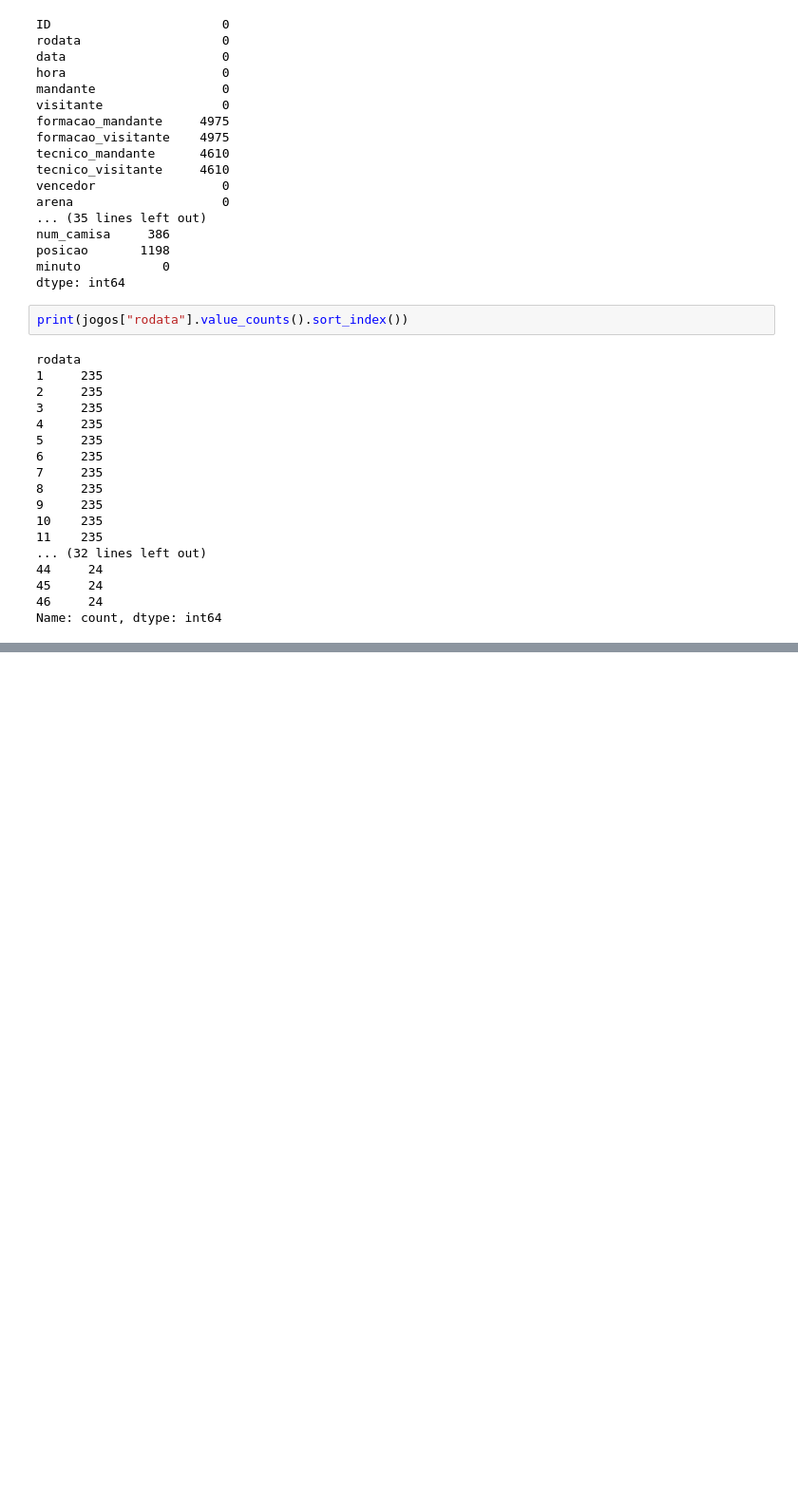
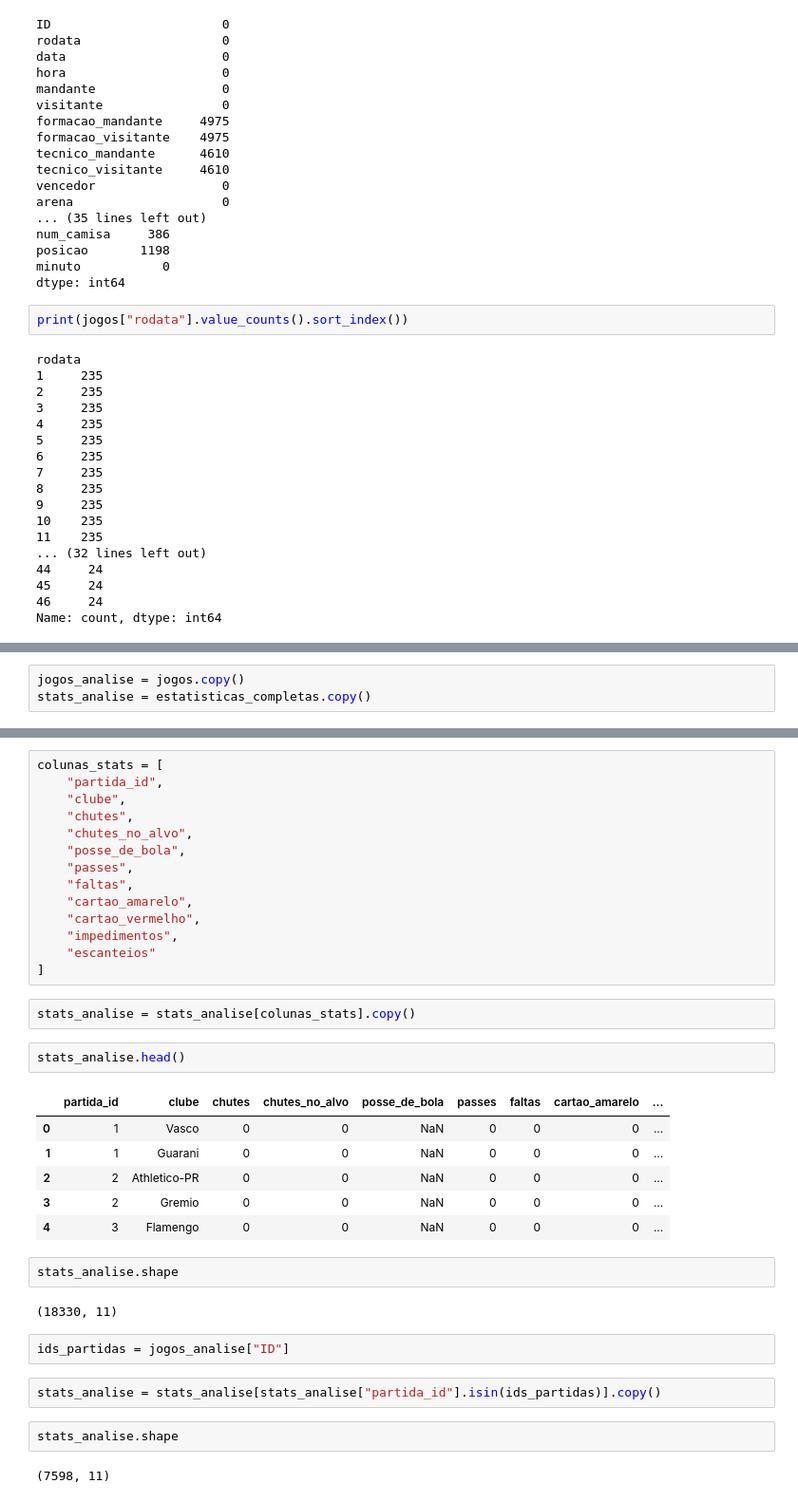
Before and after one commit to GustavoSarquis/Analise-Dataset-Brasileirao, a Jupyter notebook: analise_dados.ipynb, the cells around one changed output, grey strips where cells are left out. Shown at 95% size. Cells and saved outputs as stored; diff of their text form; blank space fills up the shorter version.

```diff
--- a/analise_dados.ipynb
+++ b/analise_dados.ipynb
@@ -100,0 +134,3 @@ Name: count, dtype: int64
+# %%
+jogos_analise = jogos.copy()
+stats_analise = estatisticas_completas.copy()
@@ -100,0 +191,37 @@ Name: count, dtype: int64
+# %%
+colunas_stats = [
+    "partida_id",
+    "clube",
+    "chutes",
+    "chutes_no_alvo",
+    "posse_de_bola",
+    "passes",
+    "faltas",
+    "cartao_amarelo",
+    "cartao_vermelho",
+    "impedimentos",
+    "escanteios"
+]
+# %%
+stats_analise = stats_analise[colunas_stats].copy()
+# %%
+stats_analise.head()
+# %% [output]
+|  | partida_id | clube | chutes | chutes_no_alvo | posse_de_bola | passes | faltas | cartao_amarelo | ... |
+| 0 | 1 | Vasco | 0 | 0 | NaN | 0 | 0 | 0 | ... |
+| 1 | 1 | Guarani | 0 | 0 | NaN | 0 | 0 | 0 | ... |
+| 2 | 2 | Athletico-PR | 0 | 0 | NaN | 0 | 0 | 0 | ... |
+| 3 | 2 | Gremio | 0 | 0 | NaN | 0 | 0 | 0 | ... |
+| 4 | 3 | Flamengo | 0 | 0 | NaN | 0 | 0 | 0 | ... |
+# %%
+stats_analise.shape
+# %% [output]
+(18330, 11)
+# %%
+ids_partidas = jogos_analise["ID"]
+# %%
+stats_analise = stats_analise[stats_analise["partida_id"].isin(ids_partidas)].copy()
+# %%
+stats_analise.shape
+# %% [output]
+(7598, 11)
```
Also changed, not shown: parts of 34 cells of this notebook.
